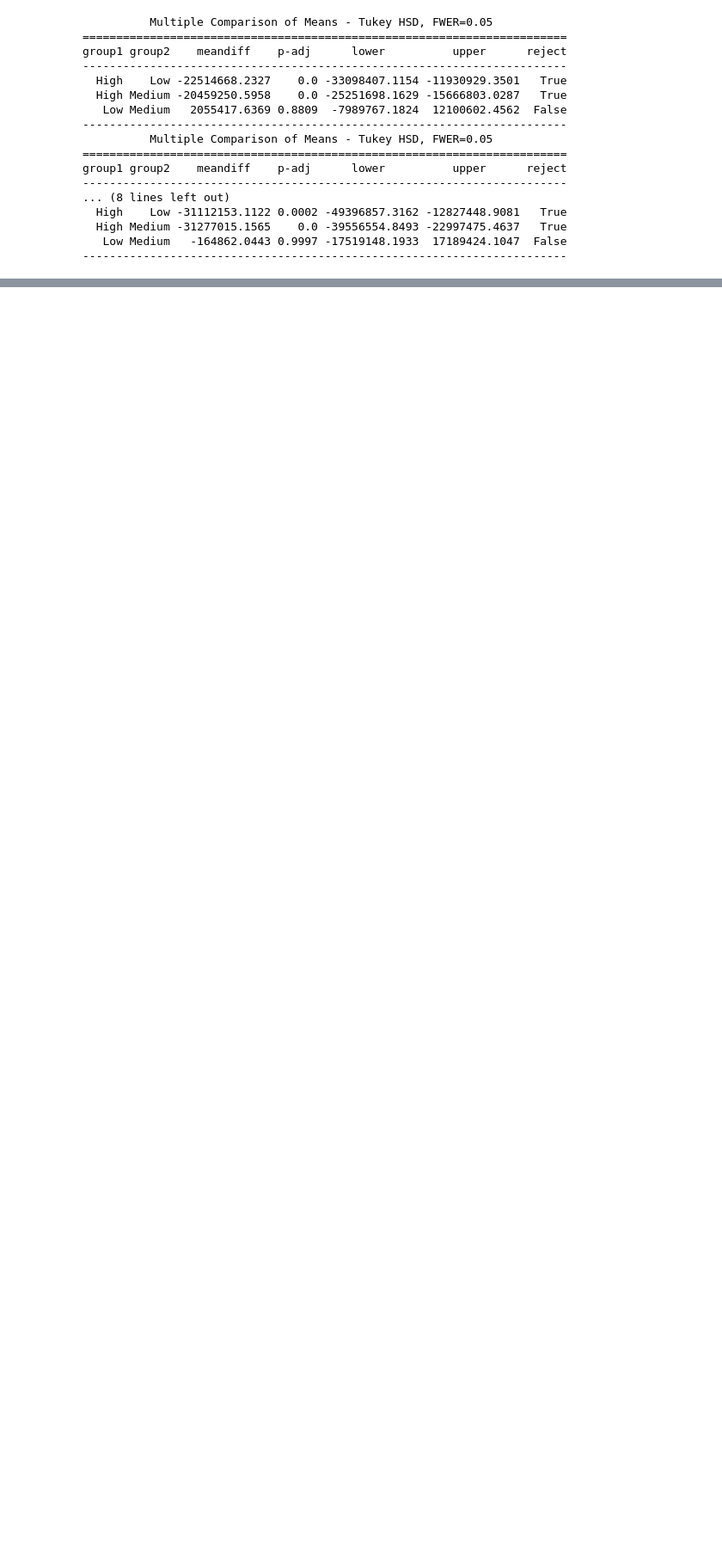
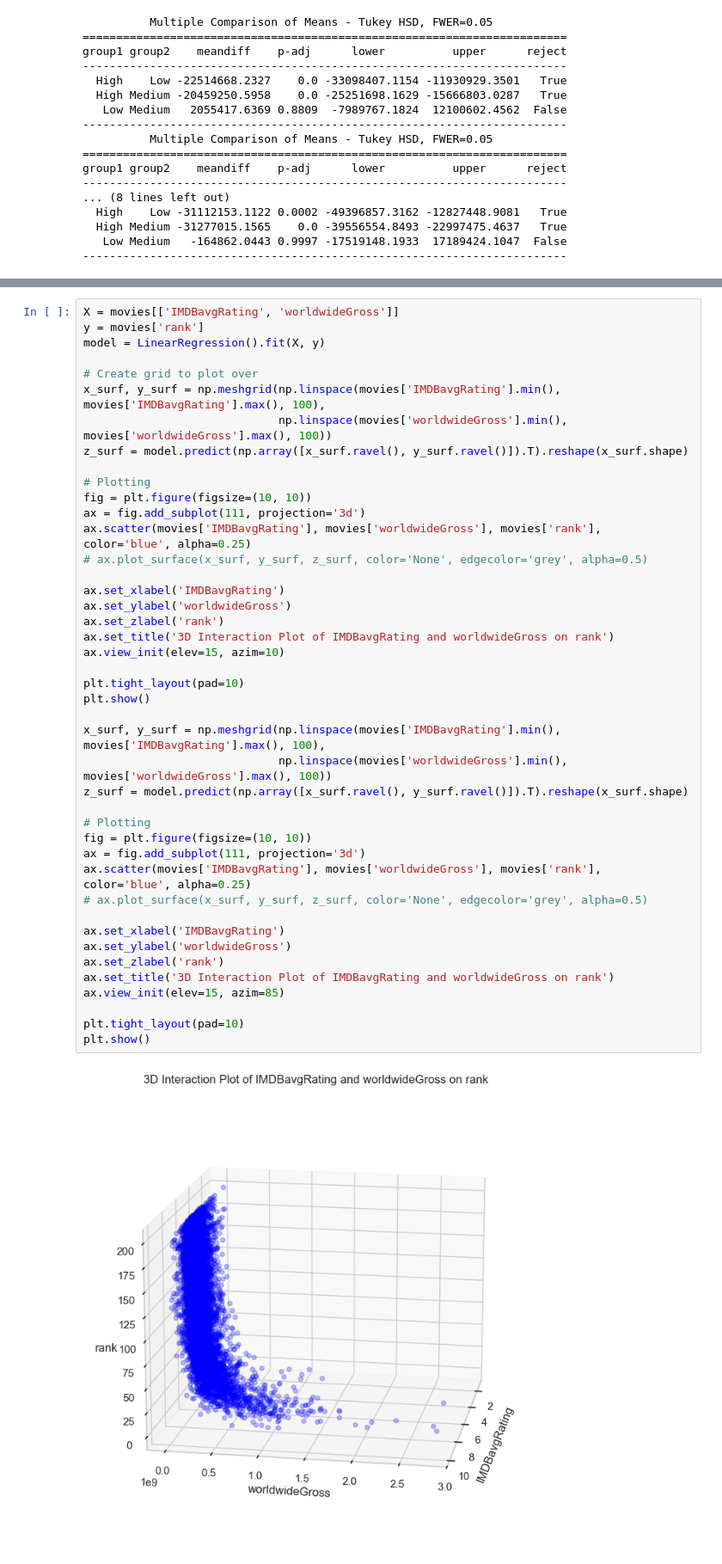
Before and after one commit to lundnm/Movie_Analysis, a Jupyter notebook: analysis_lunden.ipynb, the cells around one changed output, grey strips where cells are left out. Shown at 86% size. Drawn from its saved outputs; the diff is of its cells as text; blank space fills up the shorter version.

```diff
--- a/analysis_lunden.ipynb
+++ b/analysis_lunden.ipynb
@@ -267,0 +345,45 @@ Based on the HSD model, I find that I can reject the null hypothesis that high-r
+# %%
+X = movies[['IMDBavgRating', 'worldwideGross']]
+y = movies['rank']
+model = LinearRegression().fit(X, y)
+
+# Create grid to plot over
+x_surf, y_surf = np.meshgrid(np.linspace(movies['IMDBavgRating'].min(), movies['IMDBavgRating'].max(), 100),
+                             np.linspace(movies['worldwideGross'].min(), movies['worldwideGross'].max(), 100))
+z_surf = model.predict(np.array([x_surf.ravel(), y_surf.ravel()]).T).reshape(x_surf.shape)
+
+# Plotting
+fig = plt.figure(figsize=(10, 10))
+ax = fig.add_subplot(111, projection='3d')
+ax.scatter(movies['IMDBavgRating'], movies['worldwideGross'], movies['rank'], color='blue', alpha=0.25)
+# ax.plot_surface(x_surf, y_surf, z_surf, color='None', edgecolor='grey', alpha=0.5)
+
+ax.set_xlabel('IMDBavgRating')
+ax.set_ylabel('worldwideGross')
+ax.set_zlabel('rank')
+ax.set_title('3D Interaction Plot of IMDBavgRating and worldwideGross on rank')
+ax.view_init(elev=15, azim=10)
+
+plt.tight_layout(pad=10)
+plt.show()
+
+x_surf, y_surf = np.meshgrid(np.linspace(movies['IMDBavgRating'].min(), movies['IMDBavgRating'].max(), 100),
+                             np.linspace(movies['worldwideGross'].min(), movies['worldwideGross'].max(), 100))
+z_surf = model.predict(np.array([x_surf.ravel(), y_surf.ravel()]).T).reshape(x_surf.shape)
+
+# Plotting
+fig = plt.figure(figsize=(10, 10))
+ax = fig.add_subplot(111, projection='3d')
+ax.scatter(movies['IMDBavgRating'], movies['worldwideGross'], movies['rank'], color='blue', alpha=0.25)
+# ax.plot_surface(x_surf, y_surf, z_surf, color='None', edgecolor='grey', alpha=0.5)
+
+ax.set_xlabel('IMDBavgRating')
+ax.set_ylabel('worldwideGross')
+ax.set_zlabel('rank')
+ax.set_title('3D Interaction Plot of IMDBavgRating and worldwideGross on rank')
+ax.view_init(elev=15, azim=85)
+
+plt.tight_layout(pad=10)
+plt.show()
+# %% [output]
+[figure, added]
```
Also changed, not shown: parts of 13 cells of this notebook.
